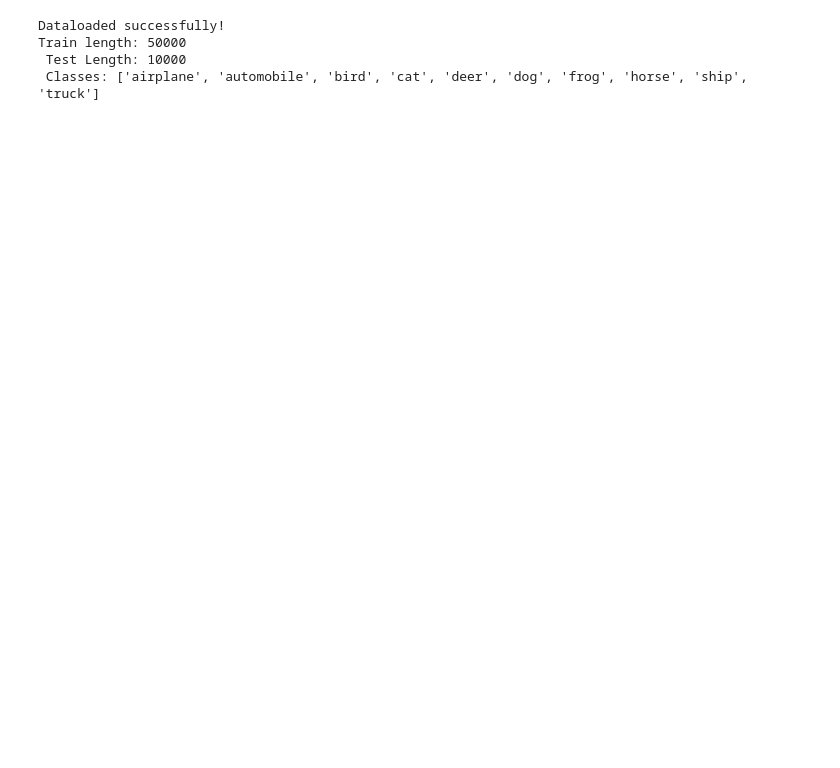
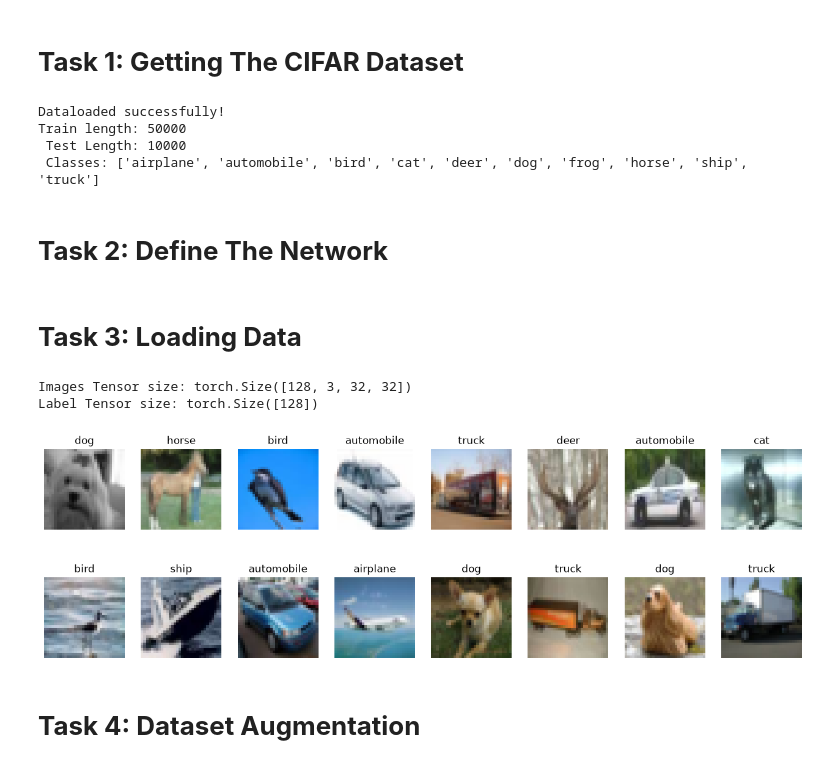
Before and after one commit to ImSleepingHere/DL-Assignment2-CNN-CIFAR, a Jupyter notebook: assignment_2.ipynb, the cells around one changed output. Cells and saved outputs as stored; diff of their text form; code cells hidden in the pictures; blank space fills up the shorter version.

```diff
--- a/assignment_2.ipynb
+++ b/assignment_2.ipynb
@@ -3,6 +3,8 @@
 from torch.utils.data import DataLoader
 from torchvision import datasets
 from torchvision import transforms
+# %% [markdown]
+# **Task 1: Getting The CIFAR Dataset**
 # %%
 train_dataset = torchvision.datasets.CIFAR10(
     root="../dataset",
@@ -37,4 +39,6 @@ Dataloaded successfully!
 Train length: 50000
  Test Length: 10000
  Classes: ['airplane', 'automobile', 'bird', 'cat', 'deer', 'dog', 'frog', 'horse', 'ship', 'truck']
+# %% [markdown]
+# **Task 2: Define The Network**
 # %%
@@ -65,0 +70,23 @@ class CNN (nn.Module):
+# %% [markdown]
+# **Task 3: Loading Data**
+# %%
+images, label = next(iter(train_loader))
+print(f"Images Tensor size: {images.shape}")    # [Batch size, channel,width,height]
+print(f"Label Tensor size: {label.shape}")      # [Batch size]
+
+#!pip install matplotlib
+import matplotlib.pyplot as plt
+
+classes = train_dataset.classes
+fig, axes = plt.subplots(2, 8, figsize=(16, 5))
+for img, label, ax in zip(images, label, axes.flat):
+    ax.imshow(img.permute(1, 2, 0))
+    ax.set_title(classes[label])
+    ax.axis("off")
+plt.show()
+# %% [output]
+Images Tensor size: torch.Size([128, 3, 32, 32])
+Label Tensor size: torch.Size([128])
+[figure, added]
+# %% [markdown]
+# **Task 4: Dataset Augmentation**
```
Also changed, not shown: parts of 2 cells of this notebook.
